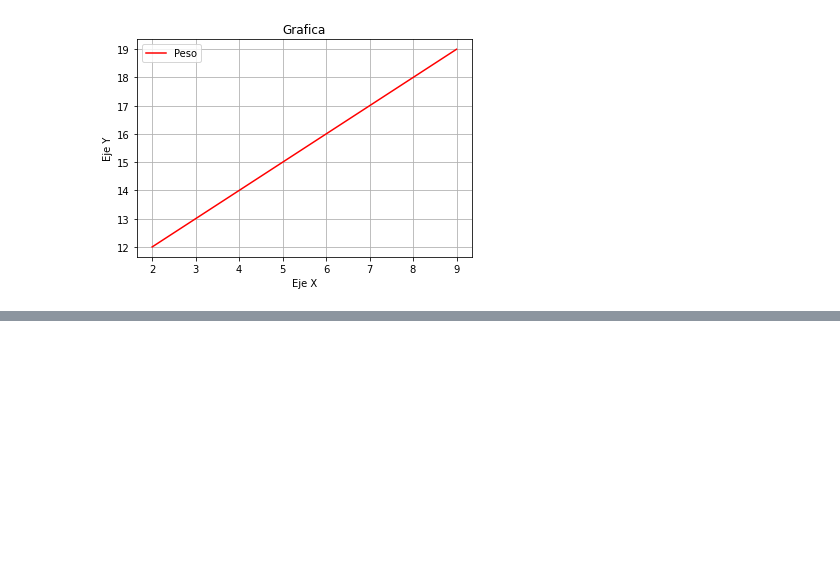
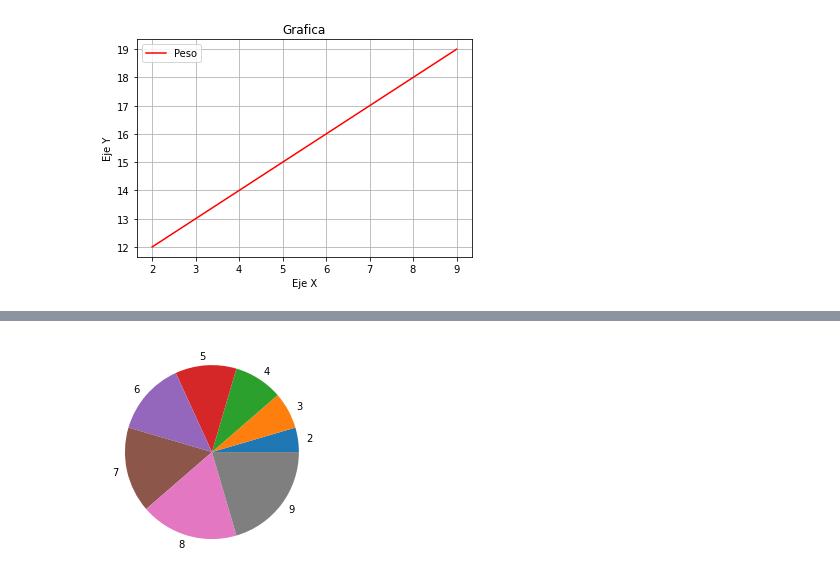
Before and after one commit to juank27/Ejercicios_IA, a Jupyter notebook: utl_librerias.ipynb, the cells around one changed output, grey strips where cells are left out. Drawn from its saved outputs; the diff is of its cells as text; code cells hidden in the pictures; blank space fills up the shorter version.

```diff
--- a/utl_librerias.ipynb
+++ b/utl_librerias.ipynb
@@ -47,0 +51,6 @@ plt.plot()
+# %%
+#grafico de pastel
+plt.pie(x, labels=x)
+plt.show()
+# %% [output]
+[figure, added]
```
Also changed, not shown: parts of 5 cells of this notebook, 3 other files.
